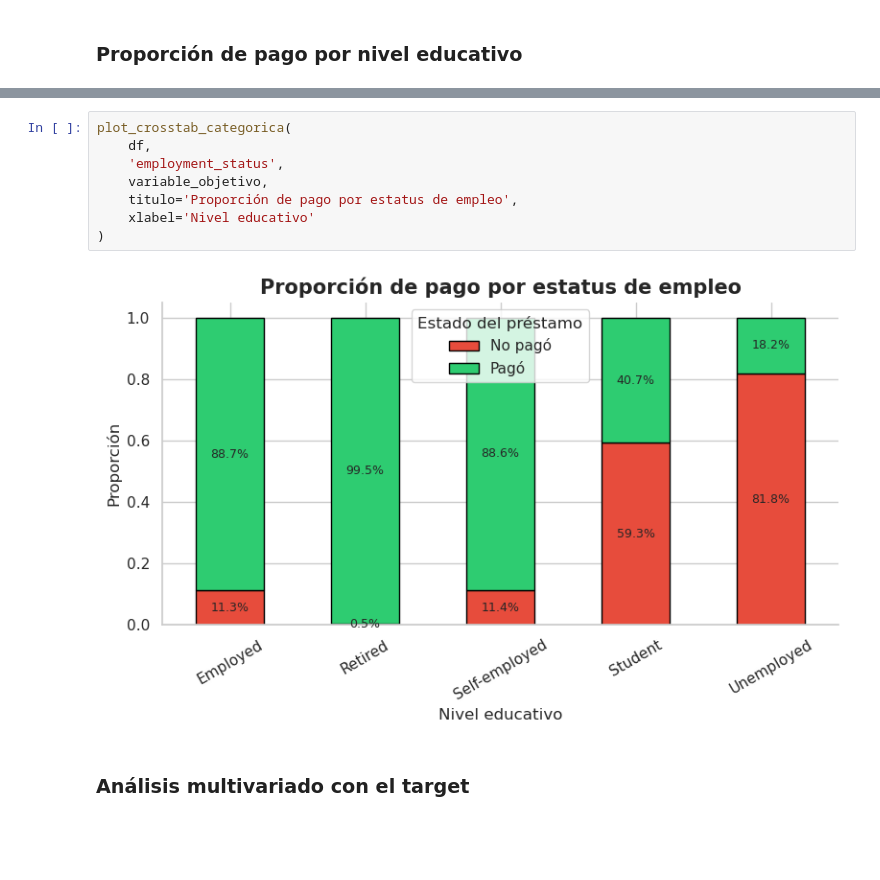
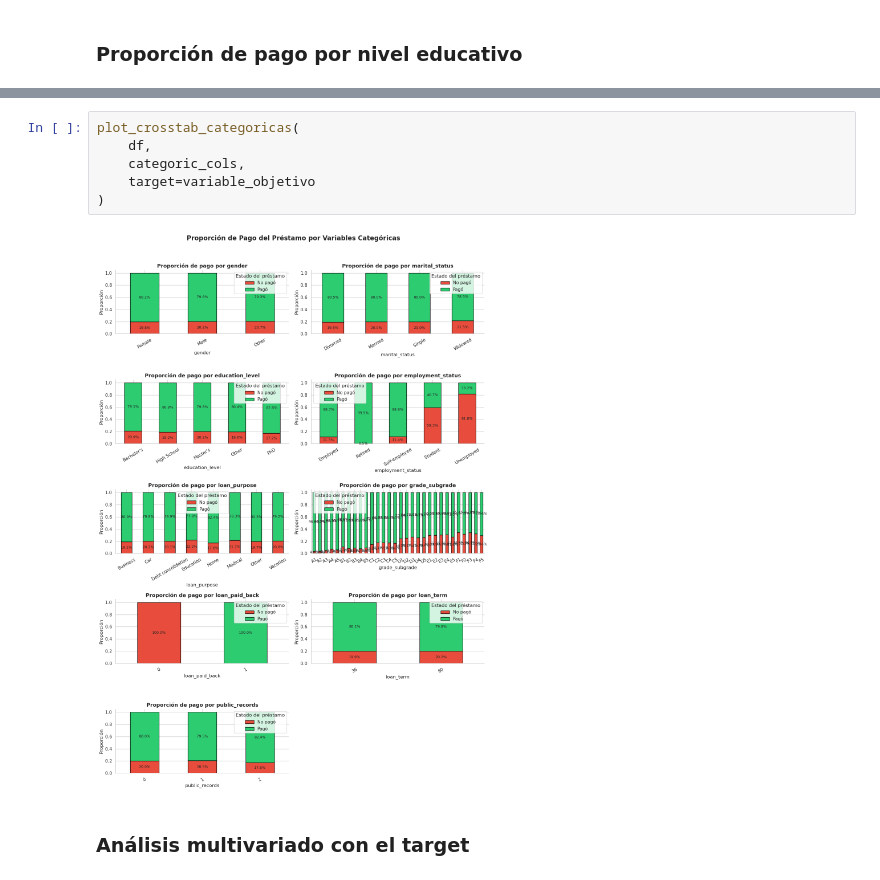
Before and after one commit to JairRamosG/Loan_Status_Prediction, a Jupyter notebook: notebooks/EDA.ipynb, the cells around one changed output, grey strips where cells are left out. Drawn from its saved outputs; the diff is of its cells as text; blank space fills up the shorter version.

Commit message:
funcion plot_crosstab_categoricas

```diff
--- a/notebooks/EDA.ipynb
+++ b/notebooks/EDA.ipynb
@@ -257,13 +182,11 @@ plot_crosstab_categorica(
-# %%
-plot_crosstab_categorica(
-    df,
-    'employment_status',
-    variable_objetivo,
-    titulo='Proporción de pago por estatus de empleo',
-    xlabel='Nivel educativo'
-)
-# %% [output]
-[figure, removed]
+# %%
+plot_crosstab_categoricas(
+    df,
+    categoric_cols,
+    target=variable_objetivo
+)
+# %% [output]
+[figure, added]
 # %% [markdown]
 ### Análisis multivariado con el target
 # %%
```
Also changed, not shown: parts of 5 cells of this notebook, 2 other files.
